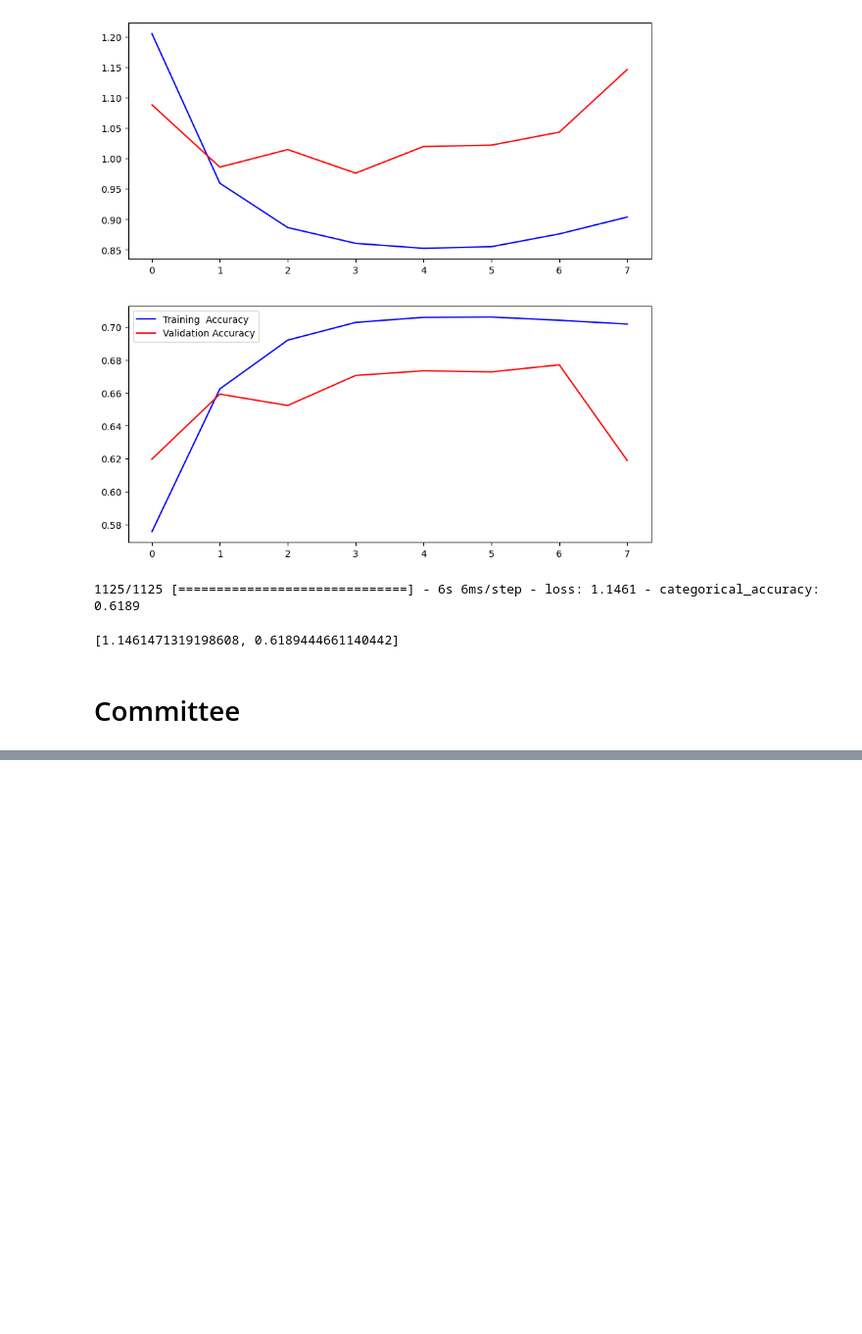
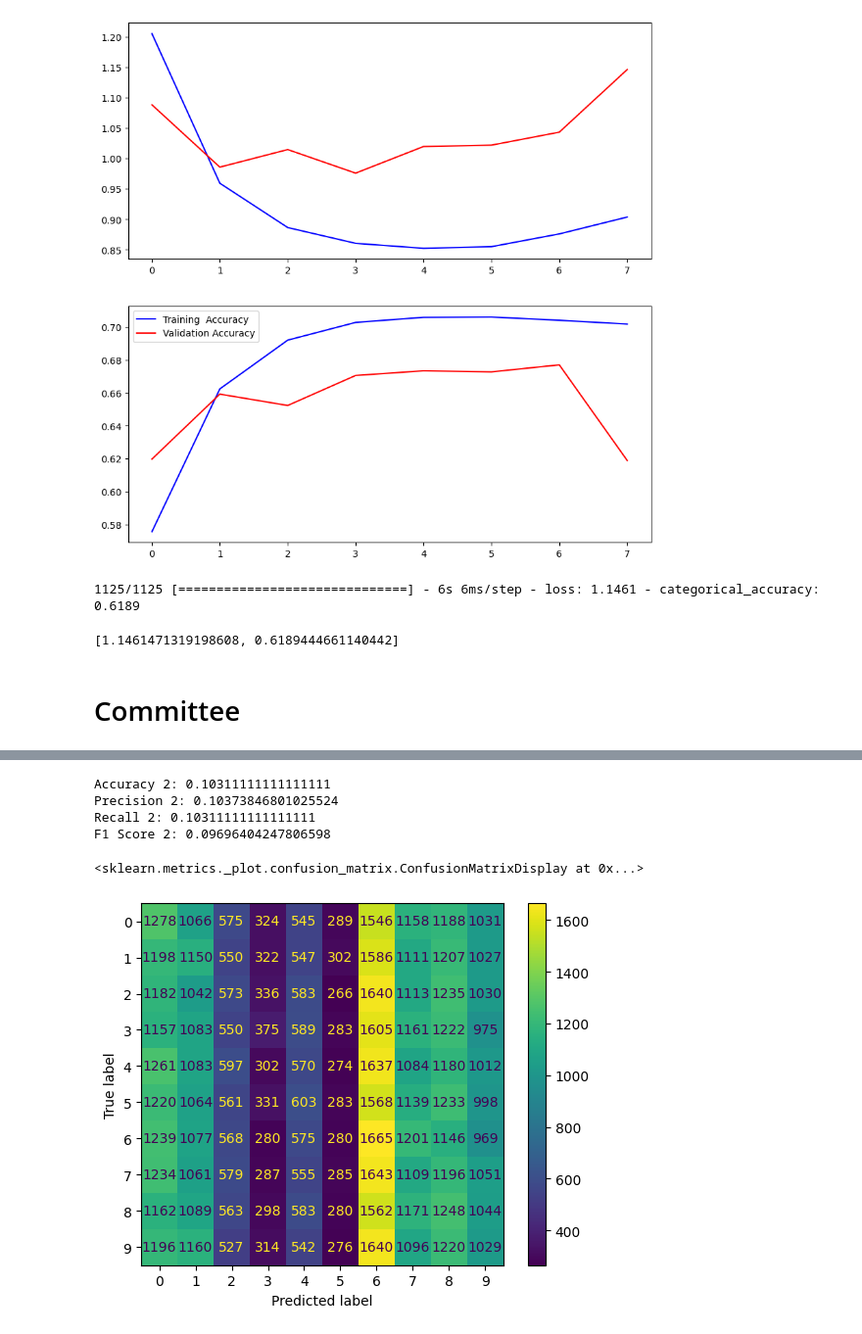
Before and after one commit to pasterzewa/CNN-DL-Project, a Jupyter notebook: main.ipynb, the cells around one changed output, grey strips where cells are left out. Shown at 98% size. Cells and saved outputs as stored; diff of their text form; code cells hidden in the pictures; blank space fills up the shorter version.

```diff
--- a/main.ipynb
+++ b/main.ipynb
@@ -780,36 +542,0 @@ ConfusionMatrixDisplay.from_predictions(y_true=tf_labels, y_pred=predicted_label
-# %%
-class_number = len(class_names) # na noc
-model_number = 3 # 3 classes, 3 classes, 4 classes
-start_class = 0
-end_class = 3
-committee_models_3 = []
-
-for i in range(model_number):
-    # Determine and filter the subset of classes for this model
-    subset_classes = class_names[start_class:end_class]
-
-    subset_dataset_train = train_ds.filter(lambda x, y: tf.reduce_any([tf.equal(y,
-                    tf.one_hot(class_names.index(class_name), depth=len(class_names))) for class_name in subset_classes]))
-
-    subset_dataset_val = validation_ds.filter(lambda x, y: tf.reduce_any([tf.equal(y,
-                    tf.one_hot(class_names.index(class_name), depth=len(class_names))) for class_name in subset_classes]))
-
-    # Create, compile and train the models for the current subset of classes
-    # Then add to the proper committee
-
-    # Model3
-    model3 = create_Architecture2()
-    model3.compile(loss=loss_func,metrics=metrics)
-    history = model3.fit(
-        subset_dataset_train,
-        validation_data=subset_dataset_val,
-        epochs=20,
-        callbacks = [callback]
-    )
-    committee_models_3.append(model2)
-
-    # Update start/end index
-    start_class = start_class+3
-    end_class = start_class+3
-    if end_class == class_number - 1:
-        end_class = class_number
@@ -865,0 +632,20 @@ ConfusionMatrixDisplay.from_predictions(tf_labels, predicted_labels_3)
+# %%
+accuracy_2 = accuracy_score(tf_labels, predicted_labels_2)
+precision_2 = precision_score(tf_labels, predicted_labels_2, average='weighted')
+recall_2 = recall_score(tf_labels, predicted_labels_2, average='weighted')
+f1_2 = f1_score(tf_labels, predicted_labels_2, average='weighted')
+
+print("Accuracy 2:", accuracy_2)
+print("Precision 2:", precision_2)
+print("Recall 2:", recall_2)
+print("F1 Score 2:", f1_2)
+# %% [output]
+Accuracy 2: 0.10311111111111111
+Precision 2: 0.10373846801025524
+Recall 2: 0.10311111111111111
+F1 Score 2: 0.09696404247806598
+# %%
+ConfusionMatrixDisplay.from_predictions(tf_labels, predicted_labels_2)
+# %% [output]
+<sklearn.metrics._plot.confusion_matrix.ConfusionMatrixDisplay at 0x...>
+[figure, added]
```
Also changed, not shown: parts of 46 cells of this notebook.
